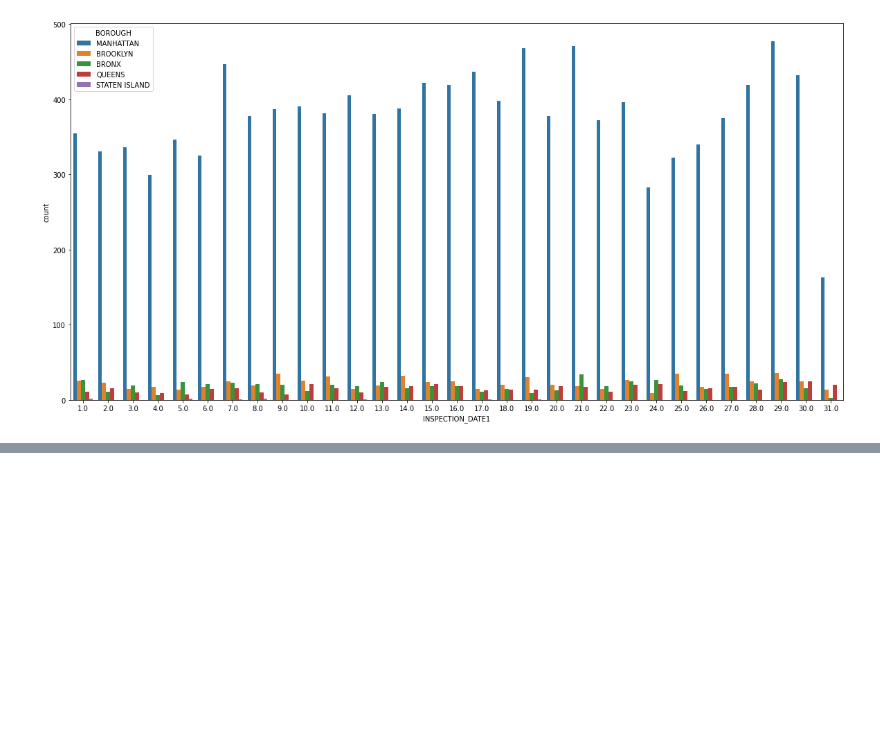
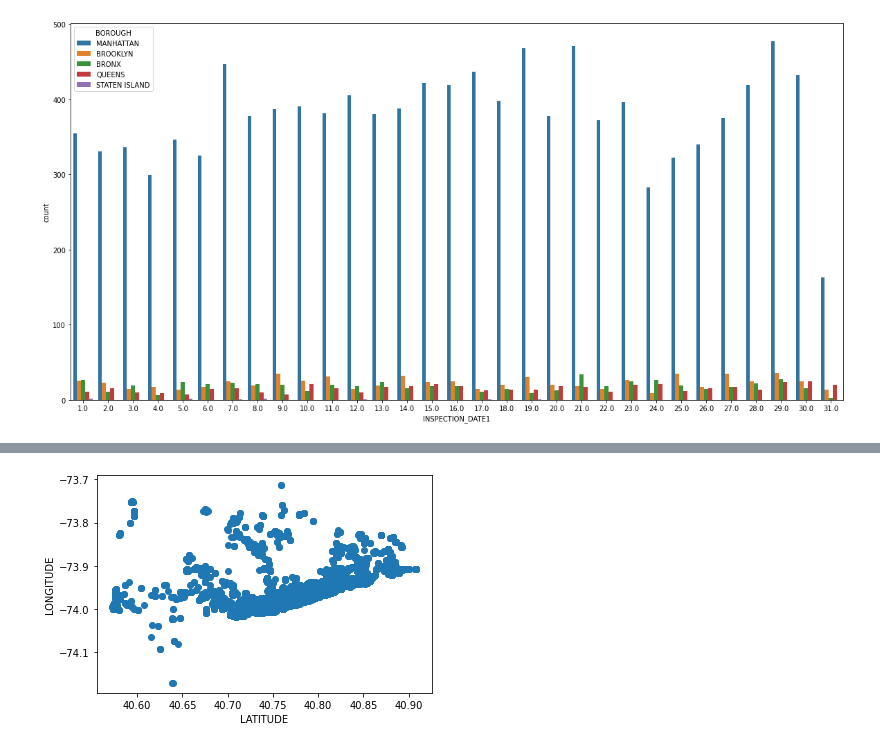
Before and after one commit to rushikeshnaik779/EDA, a Jupyter notebook: Simple_EDA__Rooftop_Drinking_Water_Tank_Inspection_Results.ipynb, the cells around one changed output, grey strips where cells are left out. Cells and saved outputs as stored; diff of their text form; code cells hidden in the pictures; blank space fills up the shorter version.

```diff
--- a/Simple_EDA__Rooftop_Drinking_Water_Tank_Inspection_Results.ipynb
+++ b/Simple_EDA__Rooftop_Drinking_Water_Tank_Inspection_Results.ipynb
@@ -575,0 +599,9 @@ plt.show()
+# %%
+plt.scatter(x=data['LATITUDE'], y=data['LONGITUDE'])
+plt.xlabel(
+            'LATITUDE'
+)
+plt.ylabel('LONGITUDE')
+plt.show()
+# %% [output]
+[figure, added]
```
Also changed, not shown: parts of 11 cells of this notebook.
